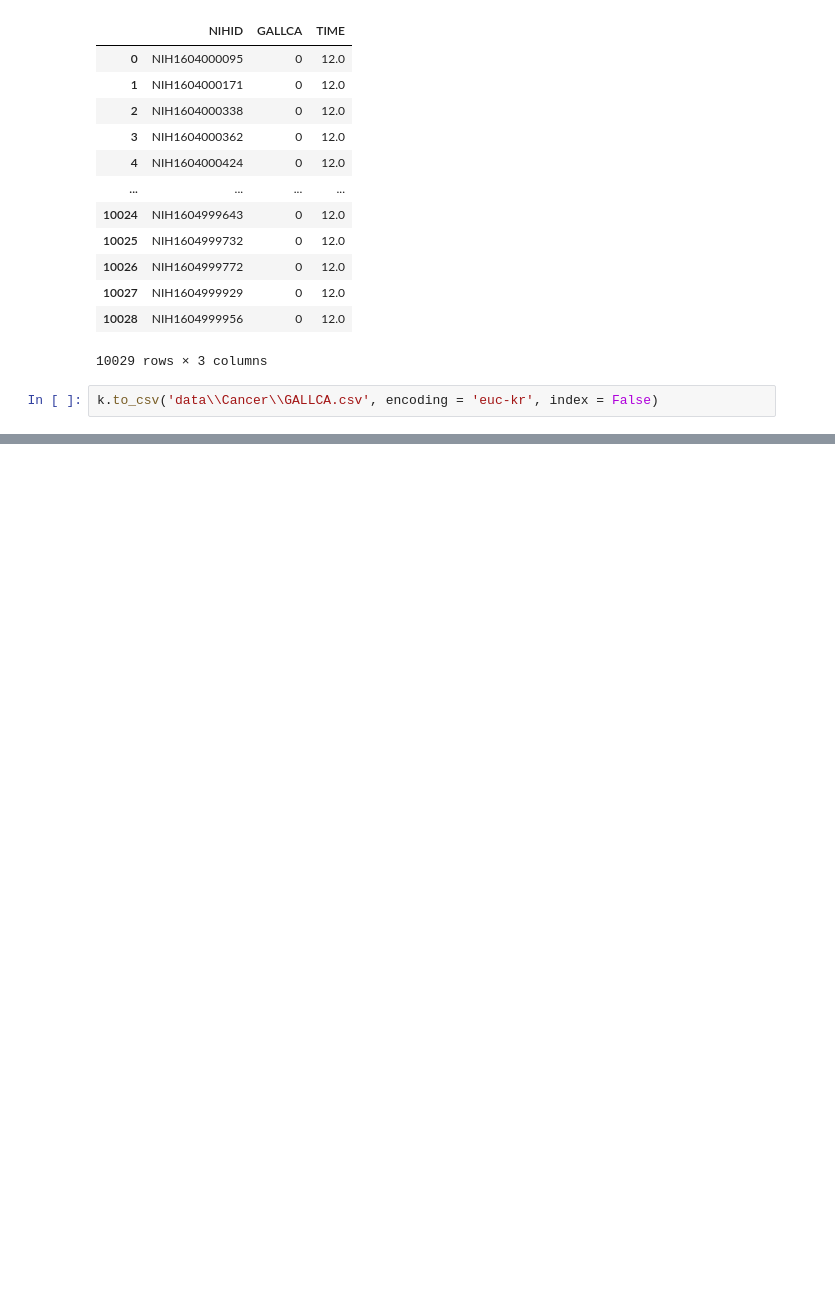
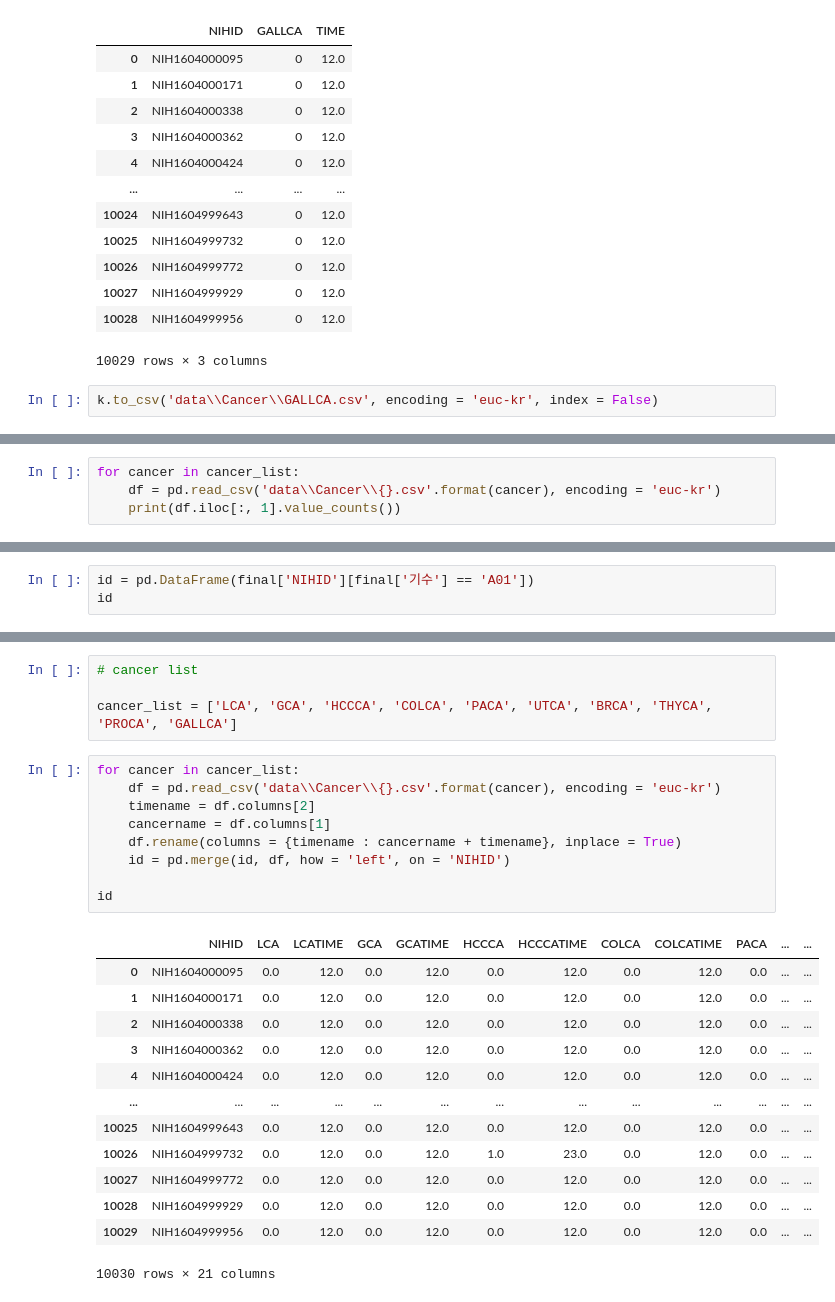
Before and after one commit to ZIO-KIM/SNUlab, a Jupyter notebook: Create Cancer.ipynb, the cells around one changed output, grey strips where cells are left out. Saved outputs shown, nothing was run; the diff lists cells and outputs as text; blank space fills up the shorter version.

```diff
--- a/Create Cancer.ipynb
+++ b/Create Cancer.ipynb
@@ -343,0 +352,4 @@ k.to_csv('data\\Cancer\\GALLCA.csv', encoding = 'euc-kr', index = False)
+# %%
+for cancer in cancer_list:
+    df = pd.read_csv('data\\Cancer\\{}.csv'.format(cancer), encoding = 'euc-kr')
+    print(df.iloc[:, 1].value_counts())
@@ -343,0 +393,3 @@ k.to_csv('data\\Cancer\\GALLCA.csv', encoding = 'euc-kr', index = False)
+# %%
+id = pd.DataFrame(final['NIHID'][final['기수'] == 'A01'])
+id
@@ -343,0 +410,27 @@ k.to_csv('data\\Cancer\\GALLCA.csv', encoding = 'euc-kr', index = False)
+# %%
+# cancer list
+
+cancer_list = ['LCA', 'GCA', 'HCCCA', 'COLCA', 'PACA', 'UTCA', 'BRCA', 'THYCA', 'PROCA', 'GALLCA']
+# %%
+for cancer in cancer_list:
+    df = pd.read_csv('data\\Cancer\\{}.csv'.format(cancer), encoding = 'euc-kr')
+    timename = df.columns[2]
+    cancername = df.columns[1]
+    df.rename(columns = {timename : cancername + timename}, inplace = True)
+    id = pd.merge(id, df, how = 'left', on = 'NIHID')
+
+id
+# %% [output]
+|  | NIHID | LCA | LCATIME | GCA | GCATIME | HCCCA | HCCCATIME | COLCA | COLCATIME | PACA | ... | ... |
+| 0 | NIH1604000095 | 0.0 | 12.0 | 0.0 | 12.0 | 0.0 | 12.0 | 0.0 | 12.0 | 0.0 | ... | ... |
+| 1 | NIH1604000171 | 0.0 | 12.0 | 0.0 | 12.0 | 0.0 | 12.0 | 0.0 | 12.0 | 0.0 | ... | ... |
+| 2 | NIH1604000338 | 0.0 | 12.0 | 0.0 | 12.0 | 0.0 | 12.0 | 0.0 | 12.0 | 0.0 | ... | ... |
+| 3 | NIH1604000362 | 0.0 | 12.0 | 0.0 | 12.0 | 0.0 | 12.0 | 0.0 | 12.0 | 0.0 | ... | ... |
+| 4 | NIH1604000424 | 0.0 | 12.0 | 0.0 | 12.0 | 0.0 | 12.0 | 0.0 | 12.0 | 0.0 | ... | ... |
+| ... | ... | ... | ... | ... | ... | ... | ... | ... | ... | ... | ... | ... |
+| 10025 | NIH1604999643 | 0.0 | 12.0 | 0.0 | 12.0 | 0.0 | 12.0 | 0.0 | 12.0 | 0.0 | ... | ... |
+| 10026 | NIH1604999732 | 0.0 | 12.0 | 0.0 | 12.0 | 1.0 | 23.0 | 0.0 | 12.0 | 0.0 | ... | ... |
+| 10027 | NIH1604999772 | 0.0 | 12.0 | 0.0 | 12.0 | 0.0 | 12.0 | 0.0 | 12.0 | 0.0 | ... | ... |
+| 10028 | NIH1604999929 | 0.0 | 12.0 | 0.0 | 12.0 | 0.0 | 12.0 | 0.0 | 12.0 | 0.0 | ... | ... |
+| 10029 | NIH1604999956 | 0.0 | 12.0 | 0.0 | 12.0 | 0.0 | 12.0 | 0.0 | 12.0 | 0.0 | ... | ... |
+10030 rows × 21 columns
```
Also changed, not shown: parts of 18 cells of this notebook, 5 other files.
